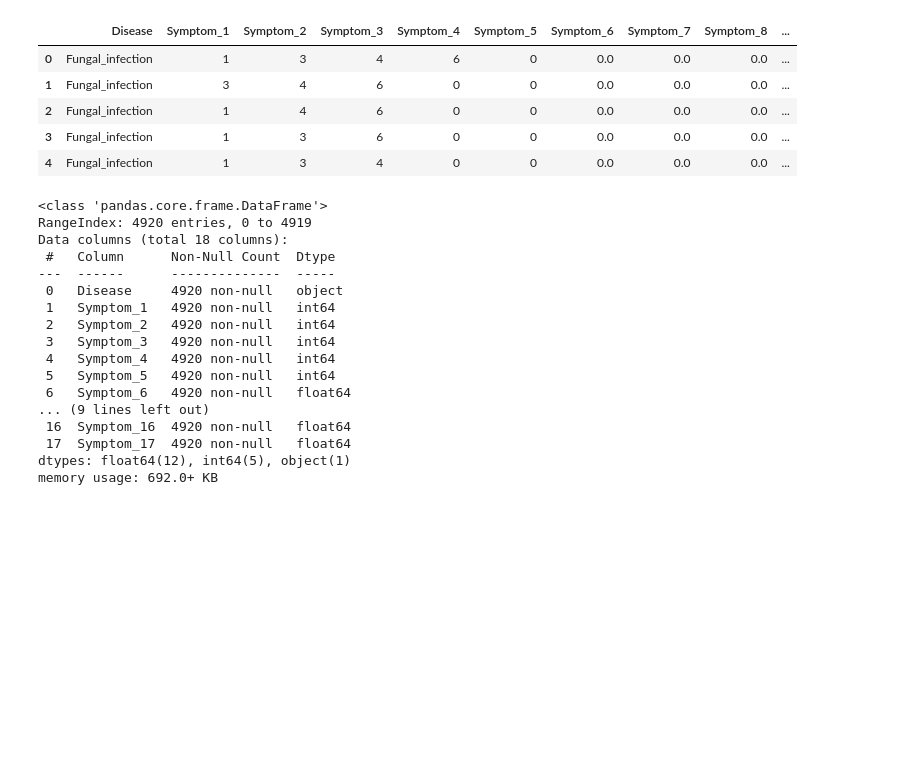
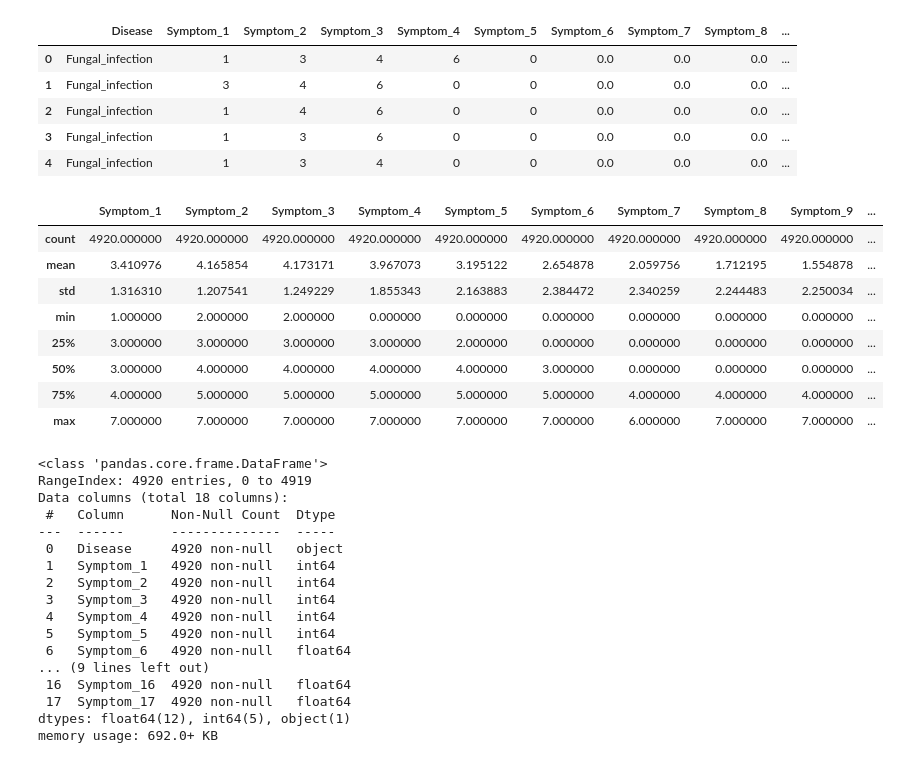
Before and after one commit to TheBlueZayn/Disease-Symptom-Prediction, a Jupyter notebook: sympt.ipynb, the cells around one changed output. Drawn from its saved outputs; the diff is of its cells as text; code cells hidden in the pictures; blank space fills up the shorter version.

```diff
--- a/sympt.ipynb
+++ b/sympt.ipynb
@@ -196,6 +218,18 @@ new_df_1.head()
 | 2 | Fungal_infection | 1 | 4 | 6 | 0 | 0 | 0.0 | 0.0 | 0.0 | ... |
 | 3 | Fungal_infection | 1 | 3 | 6 | 0 | 0 | 0.0 | 0.0 | 0.0 | ... |
 | 4 | Fungal_infection | 1 | 3 | 4 | 0 | 0 | 0.0 | 0.0 | 0.0 | ... |
+# %%
+new_df_1.describe()
+# %% [output]
+|  | Symptom_1 | Symptom_2 | Symptom_3 | Symptom_4 | Symptom_5 | Symptom_6 | Symptom_7 | Symptom_8 | Symptom_9 | ... |
+| count | 4920.000000 | 4920.000000 | 4920.000000 | 4920.000000 | 4920.000000 | 4920.000000 | 4920.000000 | 4920.000000 | 4920.000000 | ... |
+| mean | 3.410976 | 4.165854 | 4.173171 | 3.967073 | 3.195122 | 2.654878 | 2.059756 | 1.712195 | 1.554878 | ... |
+| std | 1.316310 | 1.207541 | 1.249229 | 1.855343 | 2.163883 | 2.384472 | 2.340259 | 2.244483 | 2.250034 | ... |
+| min | 1.000000 | 2.000000 | 2.000000 | 0.000000 | 0.000000 | 0.000000 | 0.000000 | 0.000000 | 0.000000 | ... |
+| 25% | 3.000000 | 3.000000 | 3.000000 | 3.000000 | 2.000000 | 0.000000 | 0.000000 | 0.000000 | 0.000000 | ... |
+| 50% | 3.000000 | 4.000000 | 4.000000 | 4.000000 | 4.000000 | 3.000000 | 0.000000 | 0.000000 | 0.000000 | ... |
+| 75% | 4.000000 | 5.000000 | 5.000000 | 5.000000 | 5.000000 | 5.000000 | 4.000000 | 4.000000 | 4.000000 | ... |
+| max | 7.000000 | 7.000000 | 7.000000 | 7.000000 | 7.000000 | 7.000000 | 6.000000 | 7.000000 | 7.000000 | ... |
 # %%
 new_df_1.info()
 # %% [output]
```
Also changed, not shown: parts of 13 cells of this notebook.
